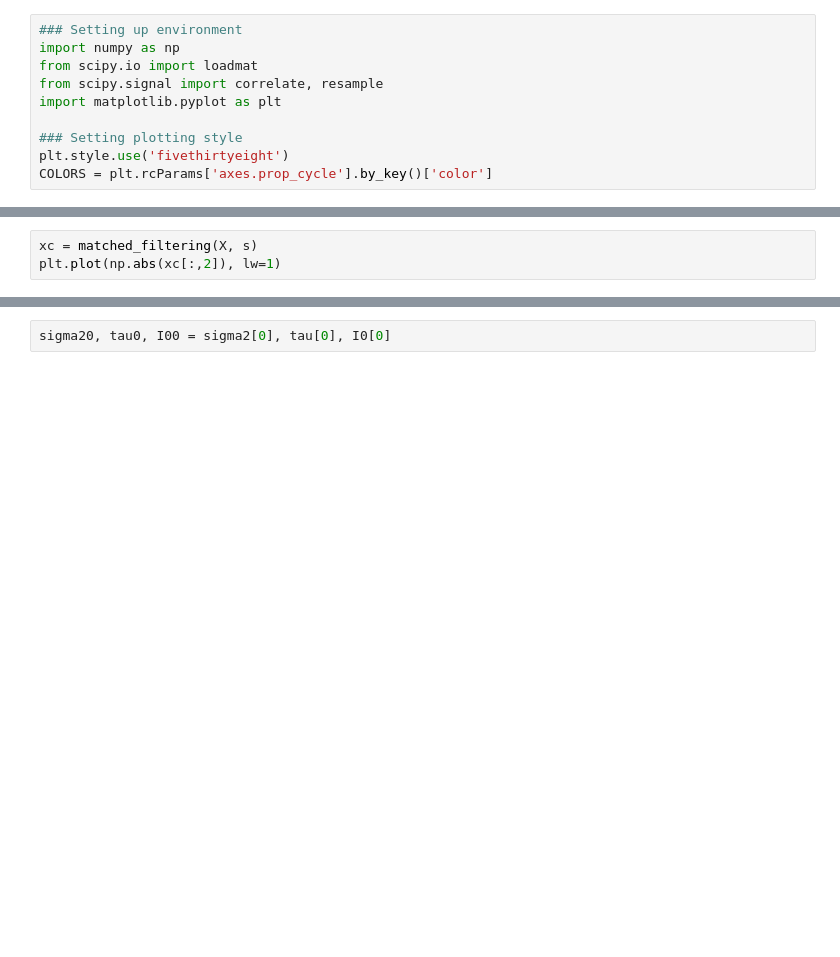
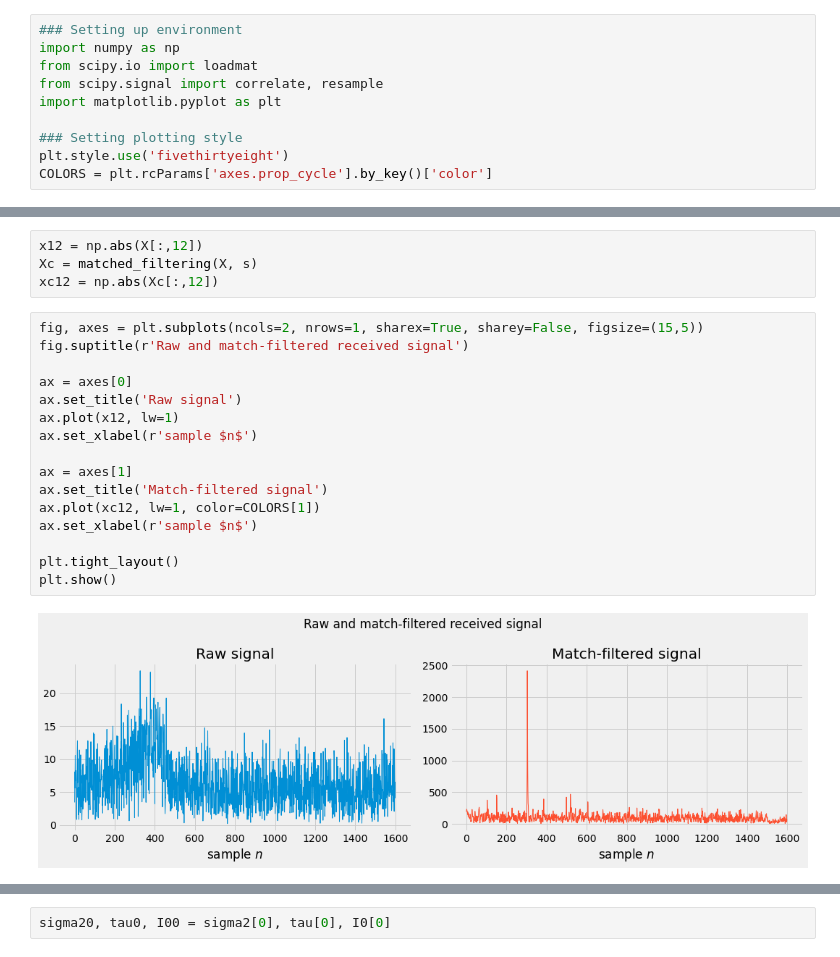
Before and after one commit to fonstelien/INF4480, a Jupyter notebook: project2/project2.ipynb, the cells around one changed output, grey strips where cells are left out. Saved outputs shown, nothing was run; the diff lists cells and outputs as text; blank space fills up the shorter version.

```diff
--- a/project2/project2.ipynb
+++ b/project2/project2.ipynb
@@ -61,3 +20,0 @@ def matched_filtering(X, s):
-# %%
-xc = matched_filtering(X, s)
-plt.plot(np.abs(xc[:,2]), lw=1)
@@ -156,0 +187,22 @@ res = lse(xlog, t)
+# %%
+x12 = np.abs(X[:,12])
+Xc = matched_filtering(X, s)
+xc12 = np.abs(Xc[:,12])
+# %%
+fig, axes = plt.subplots(ncols=2, nrows=1, sharex=True, sharey=False, figsize=(15,5))
+fig.suptitle(r'Raw and match-filtered received signal')
+
+ax = axes[0]
+ax.set_title('Raw signal')
+ax.plot(x12, lw=1)
+ax.set_xlabel(r'sample $n$')
+
+ax = axes[1]
+ax.set_title('Match-filtered signal')
+ax.plot(xc12, lw=1, color=COLORS[1])
+ax.set_xlabel(r'sample $n$')
+
+plt.tight_layout()
+plt.show()
+# %% [output]
+[figure, added]
```
Also changed, not shown: parts of 59 cells of this notebook.
